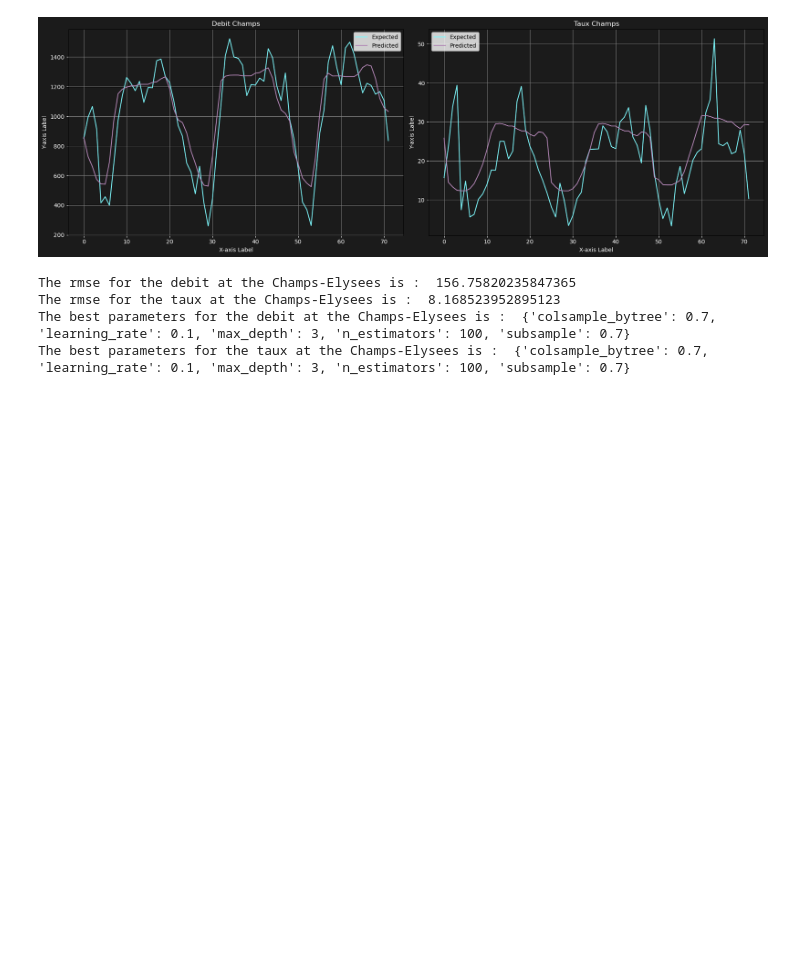
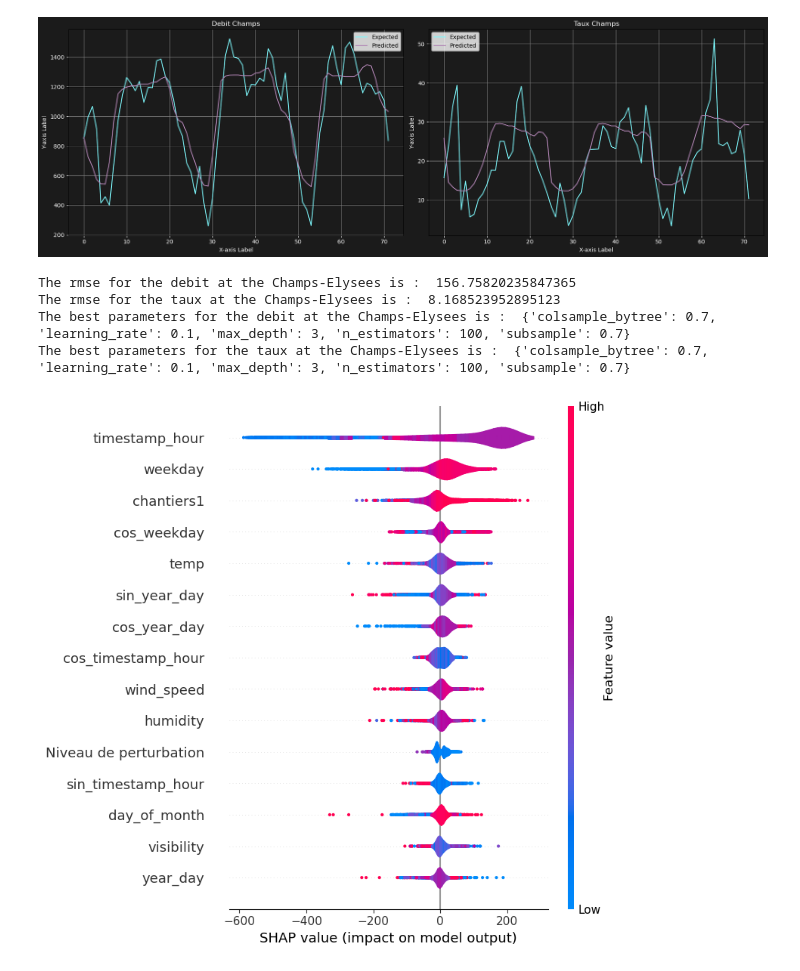
Before and after one commit to victordechaisemartin/traffic-prediction, a Jupyter notebook: traffic_prediction.ipynb, the cells around one changed output. Saved outputs shown, nothing was run; the diff lists cells and outputs as text; code cells hidden in the pictures; blank space fills up the shorter version.

```diff
--- a/traffic_prediction.ipynb
+++ b/traffic_prediction.ipynb
@@ -214,15 +214,15 @@ The third graph shows the yearly trends. You can see that the traffic is higher
 # %% [markdown]
 ## Adding External Data
 # %%
-chantiers = pd.read_csv('chantiers-a-paris.csv', delimiter = ';')
-chantiers_pertu = pd.read_csv('chantiers-perturbants.csv', delimiter = ';')
-calendar = pd.read_csv('dimdate-QueryResult.csv', delimiter = ',')
-vacations = pd.read_csv('fr-en-calendrier-scolaire.csv', delimiter = ';')
-weather = pd.read_csv('donnees-synop-essentielles-omm.csv', delimiter = ';')
-markets = pd.read_csv('marches-decouverts.csv', delimiter = ';')
-events = pd.read_csv('que-faire-a-paris-.csv', delimiter = ';')
-touristic_zones = pd.read_csv('zones-touristiques-internationales.csv', delimiter = ';')
-weather_forecast = pd.read_csv('weather_forecast.csv', delimiter = ',')
+chantiers = pd.read_csv('./external-data/chantiers-a-paris.csv', delimiter = ';')
+chantiers_pertu = pd.read_csv('./external-data/chantiers-perturbants.csv', delimiter = ';')
+calendar = pd.read_csv('./external-data/dimdate-QueryResult.csv', delimiter = ',')
+vacations = pd.read_csv('./external-data/fr-en-calendrier-scolaire.csv', delimiter = ';')
+weather = pd.read_csv('./external-data/donnees-synop-essentielles-omm.csv', delimiter = ';')
+markets = pd.read_csv('./external-data/marches-decouverts.csv', delimiter = ';')
+events = pd.read_csv('./external-data/que-faire-a-paris-.csv', delimiter = ';')
+touristic_zones = pd.read_csv('./external-data/zones-touristiques-internationales.csv', delimiter = ';')
+weather_forecast = pd.read_csv('./external-data/weather_forecast.csv', delimiter = ',')
 # %%
 chantiers = chantiers[['Code postal arrondissement - Commune',
                                    'Date début du chantier',
@@ -811,3 +811,15 @@ The rmse for the debit at the Champs-Elysees is :  156.75820235847365
 The rmse for the taux at the Champs-Elysees is :  8.168523952895123
 The best parameters for the debit at the Champs-Elysees is :  {'colsample_bytree': 0.7, 'learning_rate': 0.1, 'max_depth': 3, 'n_estimators': 100, 'subsample': 0.7}
 The best parameters for the taux at the Champs-Elysees is :  {'colsample_bytree': 0.7, 'learning_rate': 0.1, 'max_depth': 3, 'n_estimators': 100, 'subsample': 0.7}
+# %%
+import shap
+
+# Compute SHAP values
+explainer_debit = shap.TreeExplainer(model)
+shap_values_debit = explainer_debit.shap_values(champs_preproc.loc[:, ~champs_preproc.columns.isin(['Débit horaire', "Taux d'occupation"])])
+# %%
+# Plot SHAP values for Débit horaire
+shap.summary_plot(shap_values_debit, champs_preproc.loc[:, ~champs_preproc.columns.isin(['Débit horaire', "Taux d'occupation"])], max_display=15, plot_type="violin")
+plt.show()
+# %% [output]
+[figure, added]
```
Also changed, not shown: 10 other files.
